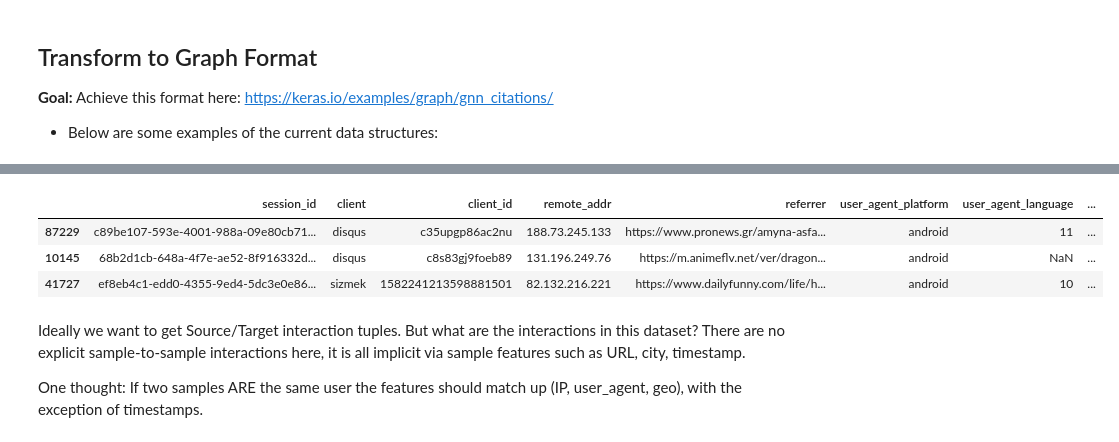
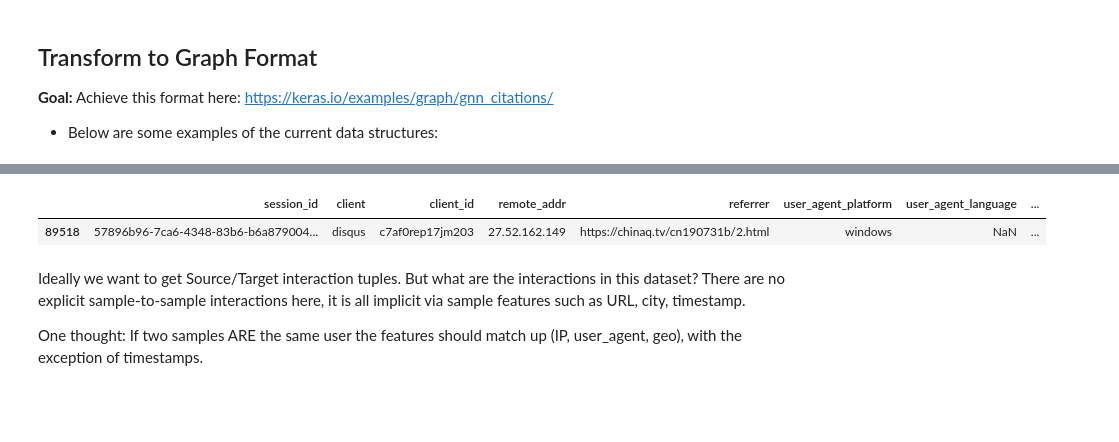
Before and after one commit to cipher982/GNN-playground, a Jupyter notebook: gnn_v1.ipynb, the cells around one changed output, grey strips where cells are left out. Saved outputs shown, nothing was run; the diff lists cells and outputs as text; code cells hidden in the pictures; blank space fills up the shorter version.

```diff
--- a/gnn_v1.ipynb
+++ b/gnn_v1.ipynb
@@ -64,10 +67,8 @@ sizmek.head(1)
 # %%
-zync.head(3)
+zync.head(1)
 # %% [output]
 |  | session_id | client | client_id | remote_addr | referrer | user_agent_platform | user_agent_language | ... |
-| 87229 | c89be107-593e-4001-988a-09e80cb71... | disqus | c35upgp86ac2nu | 188.73.245.133 | https://www.pronews.gr/amyna-asfa... | android | 11 | ... |
-| 10145 | 68b2d1cb-648a-4f7e-ae52-8f916332d... | disqus | c8s83gj9foeb89 | 131.196.249.76 | https://m.animeflv.net/ver/dragon... | android | NaN | ... |
-| 41727 | ef8eb4c1-edd0-4355-9ed4-5dc3e0e86... | sizmek | 1582241213598881501 | 82.132.216.221 | https://www.dailyfunny.com/life/h... | android | 10 | ... |
+| 89518 | 57896b96-7ca6-4348-83b6-b6a879004... | disqus | c7af0rep17jm203 | 27.52.162.149 | https://chinaq.tv/cn190731b/2.html | windows | NaN | ... |
 # %% [markdown]
 Ideally we want to get Source/Target interaction tuples. But what are the interactions in this dataset? There are no explicit sample-to-sample interactions here, it is all implicit via sample features such as URL, city, timestamp.
 
```
Also changed, not shown: parts of 2 cells of this notebook, 1 other file.
